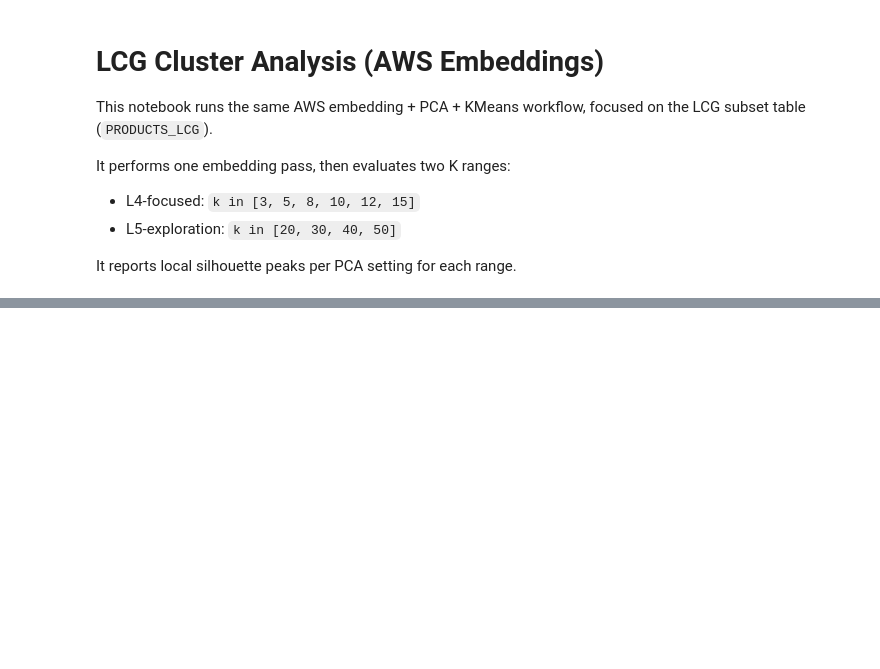
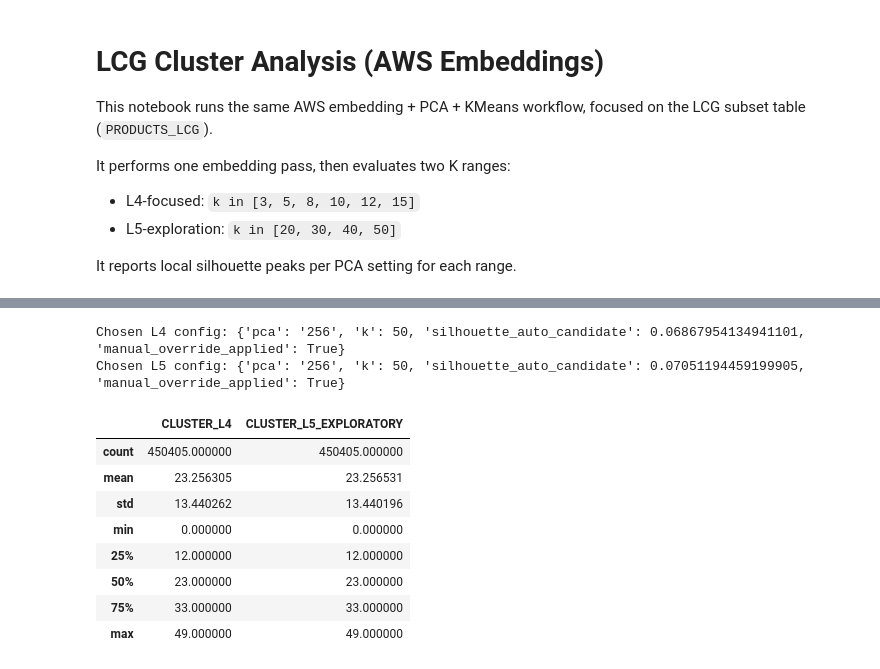
Before and after one commit to smcmahonSE/auto_classification, a Jupyter notebook: analysis/notebooks/lcg_cluster_analysis_aws.ipynb, the cells around one changed output, grey strips where cells are left out. Cells and saved outputs as stored; diff of their text form; code cells hidden in the pictures; blank space fills up the shorter version.

Commit message:
wip cluster analysis

```diff
--- a/analysis/notebooks/lcg_cluster_analysis_aws.ipynb
+++ b/analysis/notebooks/lcg_cluster_analysis_aws.ipynb
@@ -58,11 +58,19 @@ CACHE_PATH = PROJECT_ROOT / "artifacts/cache/embedding_cache.pkl"
 
 # PCA + K exploration settings
 PCA_COMPONENTS_TO_TRY = [None, 128, 256, 512, 768]
-K_VALUES_L4 = [3, 5, 8, 10, 12, 15]
-K_VALUES_L5 = [20, 30, 40, 50]
+K_VALUES_L4 = [6,8,10,60]
+K_VALUES_L5 = [40, 45, 50, 52,55,58,60]
 K_VALUES_ALL = sorted(set(K_VALUES_L4 + K_VALUES_L5))
 SAMPLE_SIZE_FOR_SILHOUETTE = 30000
 RANDOM_STATE = 42
+
+# Optional override controls for business-selected configs.
+# Use None to keep score-based auto-selection.
+OVERRIDE_L4_K = 50            # e.g., 6
+OVERRIDE_L5_K = 50           # e.g., 48
+OVERRIDE_L4_PCA = 256         # e.g., 128 or None for no PCA
+OVERRIDE_L5_PCA = 256         # e.g., 128 or None for no PCA
+FORCE_SHARED_PCA = None         # e.g., 128 to force same PCA for L4 and L5
 
 # Output settings
 LOCAL_OUTPUT_DIR = PROJECT_ROOT / "artifacts" / "analysis"
@@ -245,27 +310,85 @@ display(local_max_l5.head(12))
 # %%
-# Choose final configs (defaults to best silhouette in each range)
+# Choose final configs (defaults to best silhouette in each range),
+# with optional explicit overrides for business-selected values.
 BEST_L4 = local_max_l4.iloc[0] if len(local_max_l4) else results_l4.iloc[0]
 BEST_L5 = local_max_l5.iloc[0] if len(local_max_l5) else results_l5.iloc[0]
+
+
+def normalize_pca_value(v):
+    if v is None:
+        return "none"
+    s = str(v).strip().lower()
+    if s in {"none", "null", ""}:
+        return "none"
+    return str(int(float(s)))
+
 
 FINAL_PCA_L4 = str(BEST_L4["pca"])
 FINAL_K_L4 = int(BEST_L4["k"])
 FINAL_PCA_L5 = str(BEST_L5["pca"])
 FINAL_K_L5 = int(BEST_L5["k"])
 
-print("Chosen L4 config:", {"pca": FINAL_PCA_L4, "k": FINAL_K_L4, "silhouette": float(BEST_L4["silhouette"])})
-print("Chosen L5 config:", {"pca": FINAL_PCA_L5, "k": FINAL_K_L5, "silhouette": float(BEST_L5["silhouette"])})
+if OVERRIDE_L4_PCA is not None:
+    FINAL_PCA_L4 = normalize_pca_value(OVERRIDE_L4_PCA)
+if OVERRIDE_L5_PCA is not None:
+    FINAL_PCA_L5 = normalize_pca_value(OVERRIDE_L5_PCA)
+if FORCE_SHARED_PCA is not None:
+    shared = normalize_pca_value(FORCE_SHARED_PCA)
+    FINAL_PCA_L4 = shared
+    FINAL_PCA_L5 = shared
+
+if OVERRIDE_L4_K is not None:
+    FINAL_K_L4 = int(OVERRIDE_L4_K)
+if OVERRIDE_L5_K is not None:
+    FINAL_K_L5 = int(OVERRIDE_L5_K)
+
+if FINAL_PCA_L4 not in transformed_by_pca:
+    raise ValueError(f"FINAL_PCA_L4={FINAL_PCA_L4} not found. Add it to PCA_COMPONENTS_TO_TRY and rerun PCA sweep.")
+if FINAL_PCA_L5 not in transformed_by_pca:
+    raise ValueError(f"FINAL_PCA_L5={FINAL_PCA_L5} not found. Add it to PCA_COMPONENTS_TO_TRY and rerun PCA sweep.")
+
+print(
+    "Chosen L4 config:",
+    {
+        "pca": FINAL_PCA_L4,
+        "k": FINAL_K_L4,
+        "silhouette_auto_candidate": float(BEST_L4["silhouette"]),
+        "manual_override_applied": bool(OVERRIDE_L4_K is not None or OVERRIDE_L4_PCA is not None or FORCE_SHARED_PCA is not None),
+    },
+)
+print(
+    "Chosen L5 config:",
+    {
+        "pca": FINAL_PCA_L5,
+        "k": FINAL_K_L5,
+        "silhouette_auto_candidate": float(BEST_L5["silhouette"]),
+        "manual_override_applied": bool(OVERRIDE_L5_K is not None or OVERRIDE_L5_PCA is not None or FORCE_SHARED_PCA is not None),
+    },
+)
 
 # Fit final models on full set
 X_l4 = transformed_by_pca[FINAL_PCA_L4]
 X_l5 = transformed_by_pca[FINAL_PCA_L5]
 
 km_l4 = KMeans(n_clusters=FINAL_K_L4, random_state=RANDOM_STATE, n_init="auto", max_iter=300)
 km_l5 = KMeans(n_clusters=FINAL_K_L5, random_state=RANDOM_STATE, n_init="auto", max_iter=300)
 
 df["CLUSTER_L4"] = km_l4.fit_predict(X_l4).astype("int32")
 df["CLUSTER_L5_EXPLORATORY"] = km_l5.fit_predict(X_l5).astype("int32")
 
 display(df[["CLUSTER_L4", "CLUSTER_L5_EXPLORATORY"]].describe())
+# %% [output]
+Chosen L4 config: {'pca': '256', 'k': 50, 'silhouette_auto_candidate': 0.06867954134941101, 'manual_override_applied': True}
+Chosen L5 config: {'pca': '256', 'k': 50, 'silhouette_auto_candidate': 0.07051194459199905, 'manual_override_applied': True}
+|  | CLUSTER_L4 | CLUSTER_L5_EXPLORATORY |
+| count | 450405.000000 | 450405.000000 |
+| mean | 23.256305 | 23.256531 |
+| std | 13.440262 | 13.440196 |
+| min | 0.000000 | 0.000000 |
+| 25% | 12.000000 | 12.000000 |
+| 50% | 23.000000 | 23.000000 |
+| 75% | 33.000000 | 33.000000 |
+| max | 49.000000 | 49.000000 |
 # %%
 # Cluster interpretation terms for both L4 and L5 cluster outputs.
 DOMAIN_STOPWORDS = {
```
Also changed, not shown: parts of 7 cells of this notebook.
